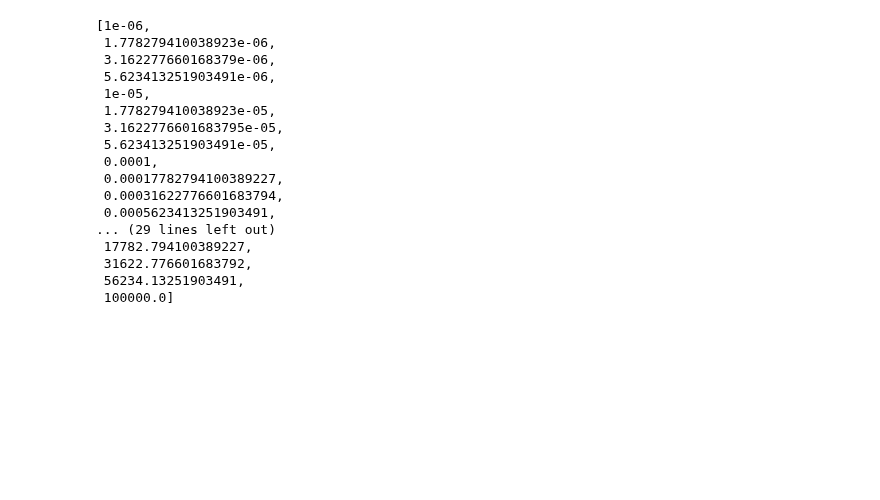
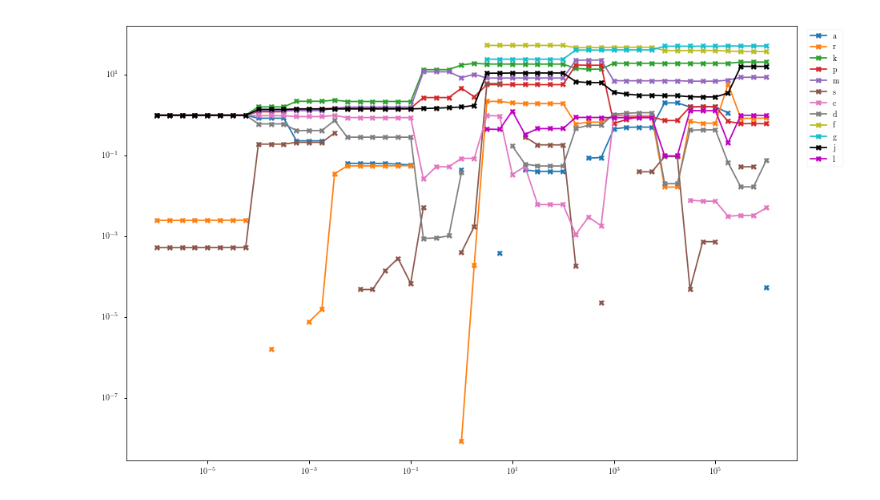
Before and after one commit to dwu402/self-harm, a Jupyter notebook: other_case.ipynb, the cells around one changed output. Saved outputs shown, nothing was run; the diff lists cells and outputs as text; code cells hidden in the pictures; blank space fills up the shorter version.

```diff
--- a/other_case.ipynb
+++ b/other_case.ipynb
@@ -18,8 +19,10 @@ reload(ingestor)
 # %%
-context = ingestor.Context("runs/passive6.1.run")
+context = ingestor.Context("runs/quad_recovery.3.3.run")
 # %%
 solver = fitter.Fitter(context)
 # %%
-for rhoi in np.logspace(-6, 5, num=45):
+rhos = np.logspace(-6, 6, num=49)
+for rhoi in rhos:
     solver.solve(rhoi)
-    solver.problems[0].initial_guess = solver.solutions[str(rhoi)][-1].x
+    for i, p in enumerate(solver.problems):
+        p.initial_guess = solver.solutions[str(rhoi)][i].x
@@ -260,20 +29,8 @@ print('')
-# %%
-rhos
-# %% [output]
-[1e-06,
- 1.778279410038923e-06,
- 3.162277660168379e-06,
- 5.623413251903491e-06,
- 1e-05,
- 1.778279410038923e-05,
- 3.1622776601683795e-05,
- 5.623413251903491e-05,
- 0.0001,
- 0.00017782794100389227,
- 0.00031622776601683794,
- 0.0005623413251903491,
-... (29 lines left out)
- 17782.794100389227,
- 31622.776601683792,
- 56234.13251903491,
- 100000.0]
+# %%
+viewer.setup_canvas(size=True, ipy=True)
+view = viewer.Plotter(context=context, fitter=solver)
+plabels = "arkpmscdfgjl"
+# %%
+view.show_parameter_values(labels=plabels)
+# %% [output]
+[figure, added]
```
Also changed, not shown: parts of 33 cells of this notebook, 19 other files.
